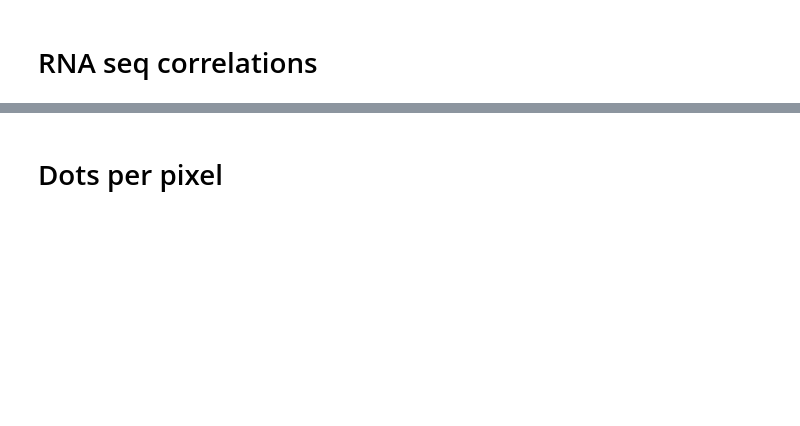
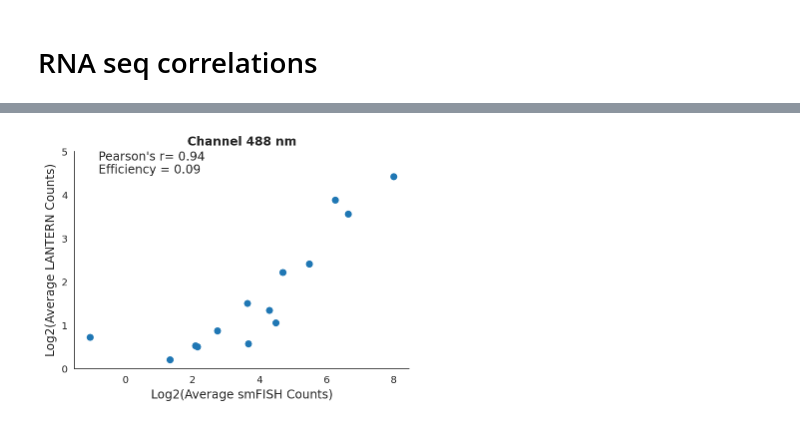
Before and after one commit to CaiGroup/pyfish_tools, a Jupyter notebook: post_analysis_files/post_analysis.ipynb, the cells around one changed output, grey strips where cells are left out. Saved outputs shown, nothing was run; the diff lists cells and outputs as text; code cells hidden in the pictures; blank space fills up the shorter version.

```diff
--- a/post_analysis_files/post_analysis.ipynb
+++ b/post_analysis_files/post_analysis.ipynb
@@ -150,12 +235,12 @@ print(f"smFISH correlation = {pearsonr}, efficiency = {round(slope,2)}")
 # %%
 #plot correlation and efficiency
 plt.scatter(x = np.log2(comb_2["smFISH Counts"]), y = np.log2(comb_2["Counts"]))
 plt.xlabel("Log2(Average smFISH Counts)", fontsize=12)
 plt.ylabel("Log2(Average LANTERN Counts)", fontsize=12)
-plt.ylim(0,4)
-plt.annotate(f"Pearson's r= {pearsonr}", (-0.8,3.8), fontsize=12)
-plt.annotate(f"Efficiency = {round(slope,2)}", (-0.8,3.5), fontsize=12)
+plt.ylim(0,5)
+plt.annotate(f"Pearson's r= {pearsonr}", (-0.8,4.8), fontsize=12)
+plt.annotate(f"Efficiency = {round(slope,2)}", (-0.8,4.5), fontsize=12)
 plt.title("Channel 488 nm", fontweight="bold")
 sns.despine()
+# %% [output]
+[figure, added]
-# %% [markdown]
-# Dots per pixel
```
Also changed, not shown: parts of 33 cells of this notebook, 9 other files.
